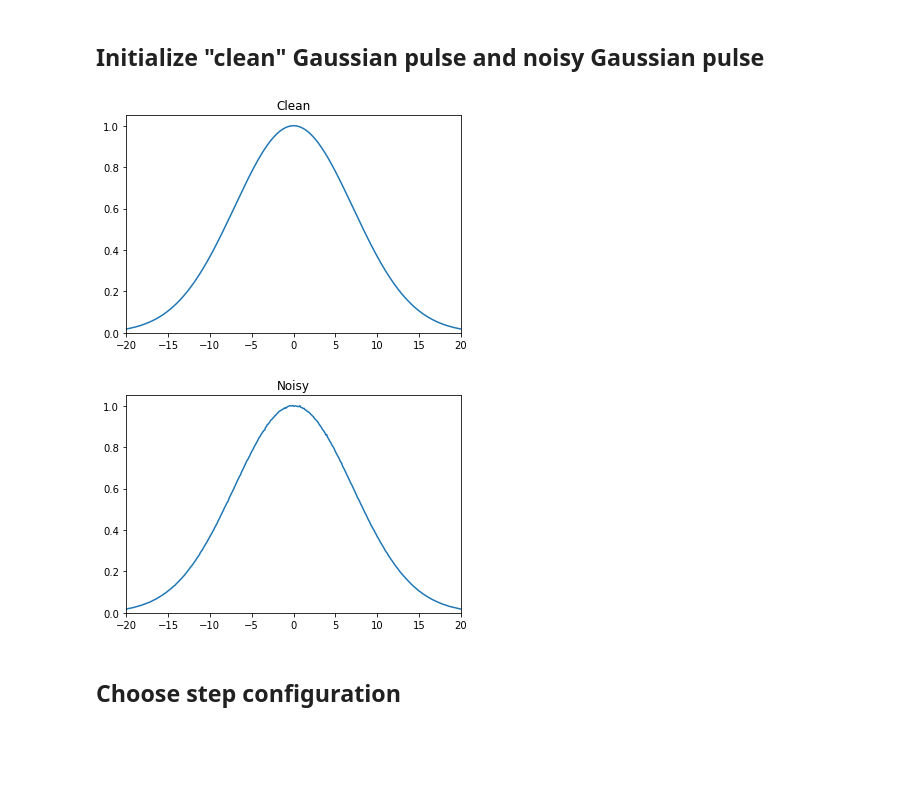
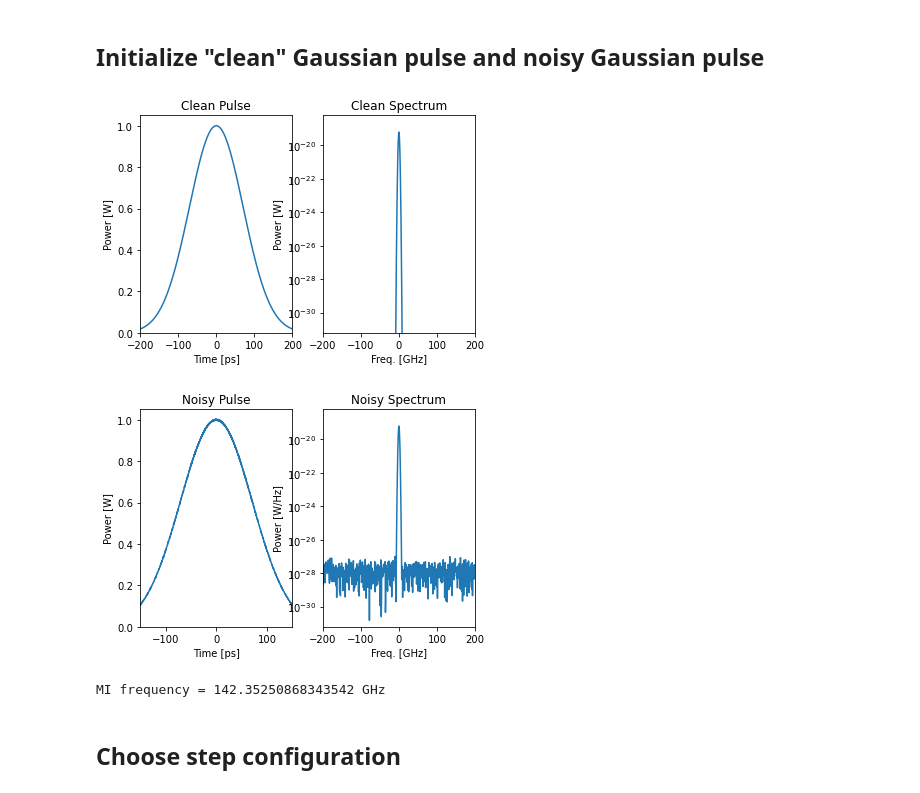
Before and after one commit to OleKrarup123/NLSE-vector-solver, a Jupyter notebook: ModulationInstability.ipynb, the cells around one changed output. Drawn from its saved outputs; the diff is of its cells as text; code cells hidden in the pictures; blank space fills up the shorter version.

```diff
--- a/ModulationInstability.ipynb
+++ b/ModulationInstability.ipynb
@@ -29,7 +29,7 @@ from ssfm_functions import *
 # %% [markdown]
 ## Initialize timebase
 # %%
-N  = 2**13 #Number of points
+N  = 2**14 #Number of points
 dt = 0.1e-12 #Time resolution [s]
 
 timeFreq_test=timeFreq_class(N,dt)
@@ -72,7 +72,7 @@ fiber=Fiber_class(Length, gamma, beta2, alpha_dB_per_m)
 
 
 cleanAmplitude = 1                    #Amplitude in units of sqrt(W)
-cleanDuration  =100*timeFreq_test.time_step    #Pulse 1/e^2 duration [s]
+cleanDuration  =1000*timeFreq_test.time_step    #Pulse 1/e^2 duration [s]
 cleanOffset    = 0                             #Time offset
 cleanChirp = 0                                 #Chirp factor
 cleanCarrierFreq=0                             #Freq. offset
@@ -93,44 +93,70 @@ cleanInputSignal = input_signal_class(timeFreq_test,
 
 
 
 #Initialize Gaussian pulse with ASE noise
 
 
 testAmplitude = cleanAmplitude                   #Amplitude in units of sqrt(W)
 testDuration  =cleanDuration    #Pulse 1/e^2 duration [s]
 testOffset    = cleanOffset                             #Time offset
 testChirp = cleanChirp                                 #Chirp factor
 testCarrierFreq=cleanCarrierFreq                             #Freq. offset
 testPulseType=cleanPulseType                     #'Gaussian', 'square', 'sech'
 testOrder = cleanOrder                                 #Order of Gaussian pulse
-testNoiseAmplitude = 1e-3                     #Added ASE noise amplitude
+testNoiseAmplitude = cleanAmplitude* 1e-3                     #Added ASE noise amplitude
 
 
 testInputSignal = input_signal_class(timeFreq_test,
                                      testAmplitude ,
                                      testDuration,
                                      testOffset,
                                      testChirp,
                                      testCarrierFreq,
                                      testPulseType,
                                      testOrder,
                                      testNoiseAmplitude)
 
 
-fig,ax=plt.subplots()
-ax.set_title("Clean")
-ax.plot(cleanInputSignal.timeFreq.t*1e12,getPower(cleanInputSignal.amplitude),'C0',label='Clean')
-plt.axis([-2*testInputSignal.duration*1e12,2*testInputSignal.duration*1e12,0,1.05])
+fig,ax=plt.subplots(1,2)
+ax[0].set_title("Clean Pulse")
+ax[0].plot(cleanInputSignal.timeFreq.t*1e12,getPower(cleanInputSignal.amplitude),'C0')
+ax[0].set_xlim(-2*testInputSignal.duration*1e12,2*testInputSignal.duration*1e12)
+ax[0].set_ylim(0,cleanAmplitude**2*1.05)
+ax[0].set_xlabel("Time [ps]")
+ax[0].set_ylabel("Power [W]")
+
+ax[1].set_title("Clean Spectrum")
+ax[1].plot(cleanInputSignal.timeFreq.f/1e9,getPower(cleanInputSignal.spectrum),'C0')
+ax[1].set_xlim(-20*1/testInputSignal.duration/1e9,20*1/testInputSignal.duration/1e9)
+ax[1].set_ylim(np.max(getPower(testInputSignal.spectrum))*1e-12,np.max(getPower(testInputSignal.spectrum))*10)
+ax[1].set_yscale('log')
+ax[1].set_xlabel("Freq. [GHz]")
+ax[1].set_ylabel("Power [W]")
 plt.show()
 
-fig,ax=plt.subplots()
-ax.set_title("Noisy")
-ax.plot(testInputSignal.timeFreq.t*1e12,getPower(testInputSignal.amplitude),'C0',)
-plt.axis([-2*testInputSignal.duration*1e12,2*testInputSignal.duration*1e12,0,1.05])
+fig,ax=plt.subplots(1,2)
+ax[0].set_title("Noisy Pulse")
+ax[0].plot(cleanInputSignal.timeFreq.t*1e12,getPower(testInputSignal.amplitude),'C0')
+ax[0].set_xlim(-1.5*testInputSignal.duration*1e12,1.5*testInputSignal.duration*1e12)
+ax[0].set_ylim(0,cleanAmplitude**2*1.05)
+ax[0].set_xlabel("Time [ps]")
+ax[0].set_ylabel("Power [W]")
+
+ax[1].set_title("Noisy Spectrum")
+ax[1].plot(cleanInputSignal.timeFreq.f/1e9,getPower(testInputSignal.spectrum),'C0')
+ax[1].set_xlim(-20*1/testInputSignal.duration/1e9,20*1/testInputSignal.duration/1e9)
+ax[1].set_ylim(np.max(getPower(testInputSignal.spectrum))*1e-12,np.max(getPower(testInputSignal.spectrum))*10)
+ax[1].set_yscale('log')
+ax[1].set_xlabel("Freq. [GHz]")
+ax[1].set_ylabel("Power [W/Hz]")
 plt.show()
+
+
+print(f"MI frequency = {np.sqrt(2*testAmplitude**2*gamma/np.abs(beta2))/2/np.pi/1e9} GHz "   )
 # %% [output]
-[figure, old version]
+[figure, new version]
-[figure, old version]
+[figure, new version]
+MI frequency = 142.35250868343542 GHz
 # %% [markdown]
 ## Choose step configuration
 # %%
```
Also changed, not shown: parts of 8 cells of this notebook, 1 other file.
